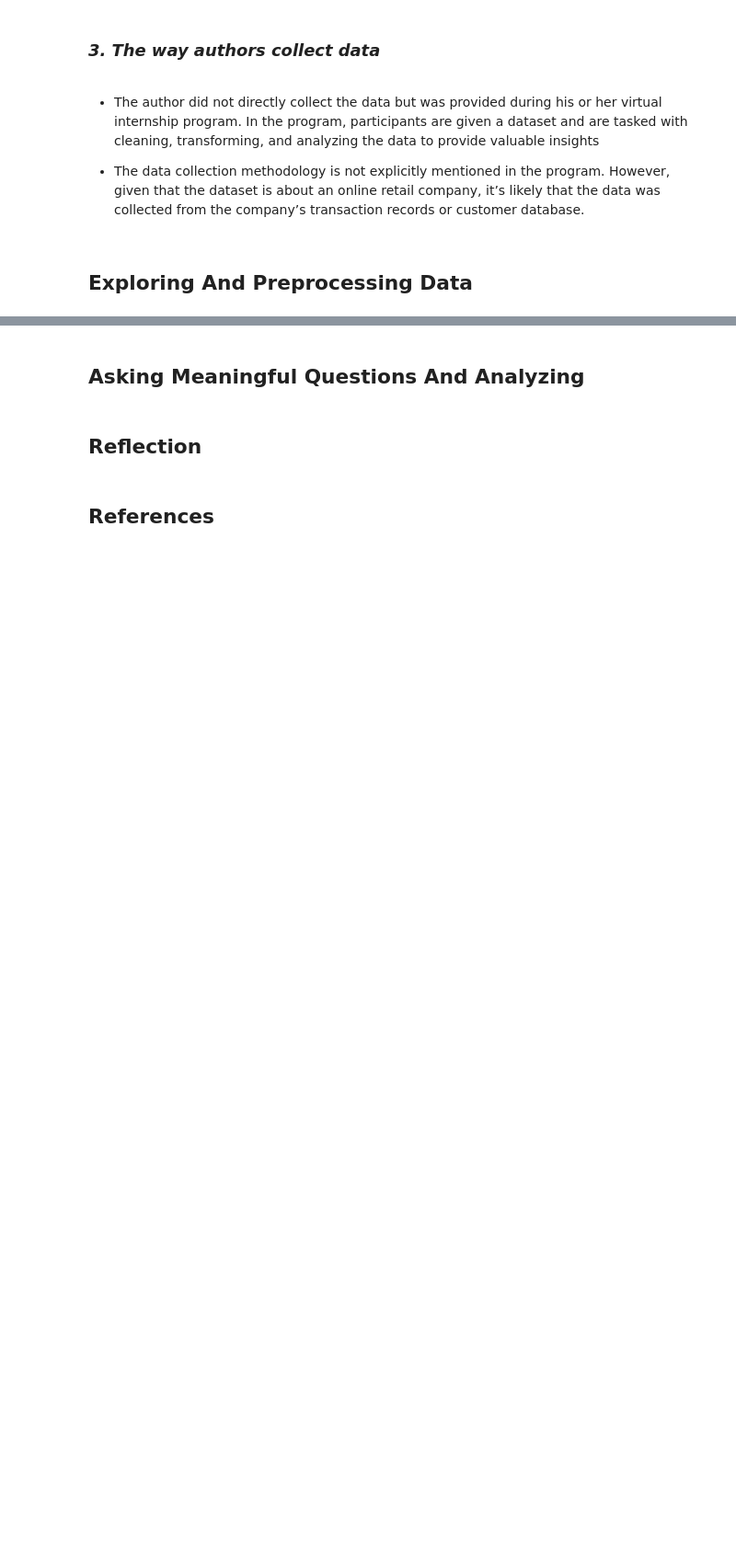
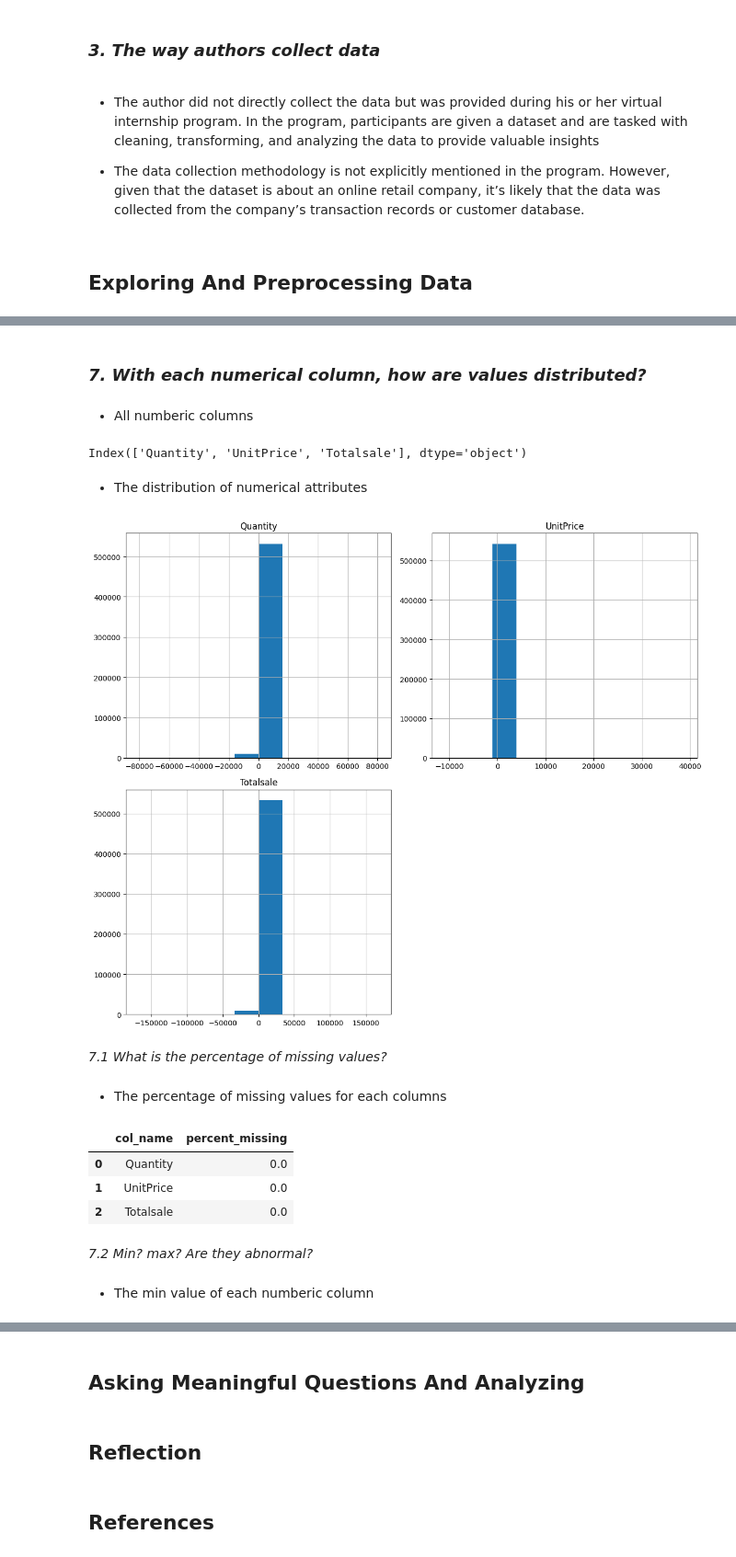
Before and after one commit to Ha0203/FinalProject_LTKHDL, a Jupyter notebook: main_branch.ipynb, the cells around one changed output, grey strips where cells are left out. Shown at 92% size. Drawn from its saved outputs; the diff is of its cells as text; code cells hidden in the pictures; blank space fills up the shorter version.

Commit message:
data preprocessing

```diff
--- a/main_branch.ipynb
+++ b/main_branch.ipynb
@@ -42,0 +62,3 @@
+# %%
+data_df = pd.read_csv('Online Retail.csv')
+data_df.head()
@@ -42,0 +133,5 @@
+# %%
+data_df['InvoiceDate'] = pd.to_datetime(data_df['InvoiceDate'],format= '%d-%m-%Y')
+data_df['InvoiceTime'] = pd.to_datetime(data_df['InvoiceTime'],format= '%H:%M:%S %p')
+data_df['InvoiceTime'] = [time.time() for time in data_df['InvoiceTime']]
+data_df['CustomerID'] = data_df['CustomerID'].apply("{:.0f}".format).astype(str)
@@ -42,0 +152,37 @@
+# %% [markdown]
+### _7. With each numerical column, how are values distributed?_
+# %% [markdown]
+- All numberic columns
+# %%
+numeric_cols = data_df.columns[(data_df.dtypes != 'object') & (data_df.dtypes != 'datetime64[ns]')]
+numeric_cols
+# %% [output]
+Index(['Quantity', 'UnitPrice', 'Totalsale'], dtype='object')
+# %% [markdown]
+- The distribution of numerical attributes
+# %%
+data_df[numeric_cols].hist(figsize=(12, 10))
+plt.tight_layout()
+plt.show()
+# %% [output]
+[figure, added]
+# %% [markdown]
+_7.1 What is the percentage of missing values?_
+# %% [markdown]
+- The percentage of missing values for each columns
+# %%
+numebric_missing_percent = pd.DataFrame({
+    'col_name': numeric_cols,
+    'percent_missing': data_df[numeric_cols].isnull().sum() * 100 / len(data_df[numeric_cols]),
+})
+numebric_missing_percent.index = np.arange(0, len(numeric_cols))
+numebric_missing_percent
+# %% [output]
+|  | col_name | percent_missing |
+| 0 | Quantity | 0.0 |
+| 1 | UnitPrice | 0.0 |
+| 2 | Totalsale | 0.0 |
+# %% [markdown]
+_7.2 Min? max? Are they abnormal?_
+# %% [markdown]
+- The min value of each numberic column
```
Also changed, not shown: parts of 43 cells of this notebook, 1 other file.
